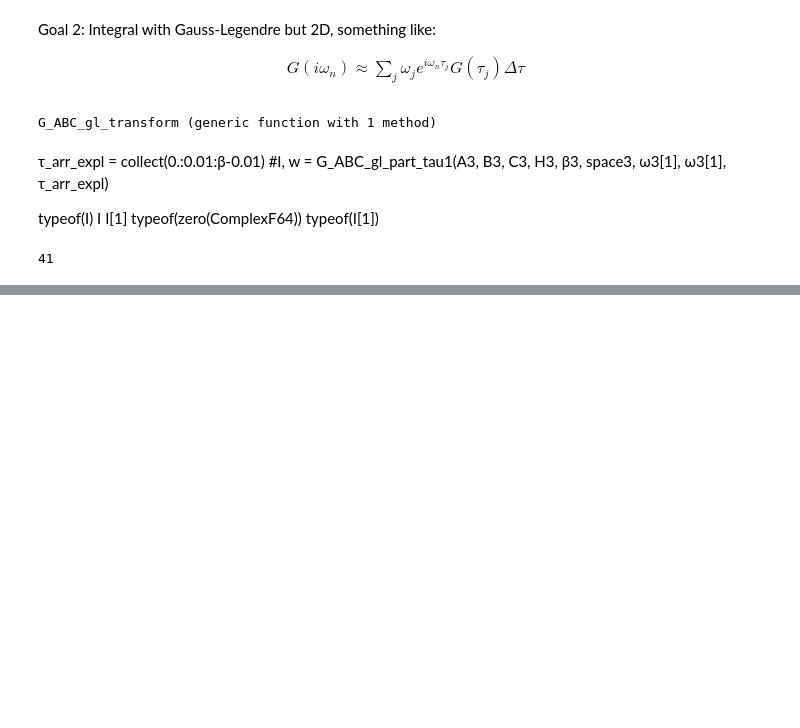
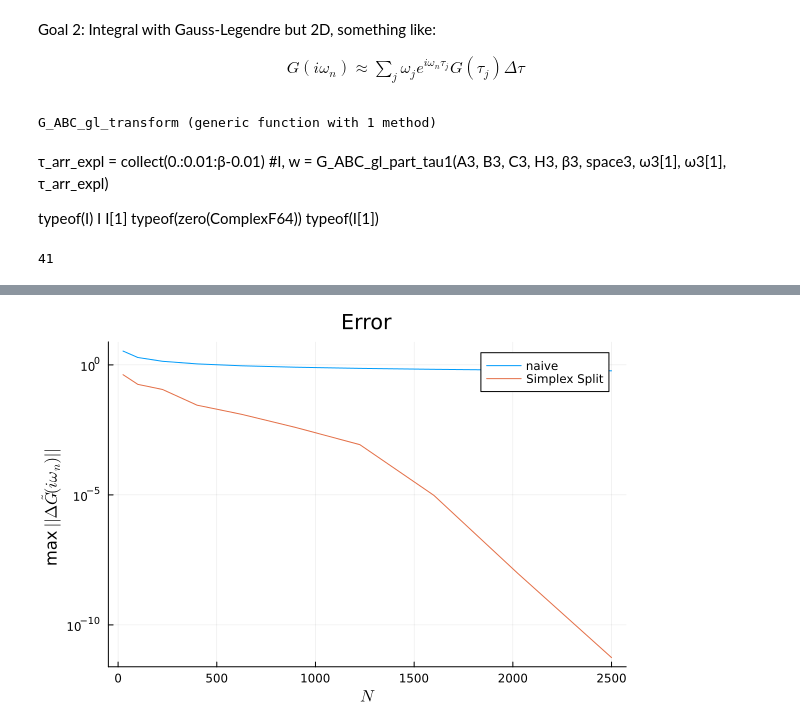
Before and after one commit to SuperMX/HubbardIR, a Jupyter notebook: 3-point Fourier Transform of Green's Functions with Intermediate Representations on Hubbard Models.ipynb, the cells around one changed output, grey strips where cells are left out. Saved outputs shown, nothing was run; the diff lists cells and outputs as text; code cells hidden in the pictures; blank space fills up the shorter version.

```diff
--- a/3-point Fourier Transform of Green's Functions with Intermediate Representations on Hubbard Models.ipynb
+++ b/3-point Fourier Transform of Green's Functions with Intermediate Representations on Hubbard Models.ipynb
@@ -652,0 +719,30 @@ plot!(ω3, transform3_Lehmann[x_cut,:], label = ["analytical"])
+# %%
+numpointss_SimplexSplit = []
+errors_SimplexSplit = []
+runtime_SimplexSplit = []
+
+for numpoints in 5:5:50
+
+    dt = @elapsed begin
+    transform_SimplexSplit = G_ABC_gl_transform_simplex(A3, B3, C3, H3, β3, space3, n_max3, n_max3, numpoints)
+    end
+    append!(runtime_SimplexSplit, dt)
+
+    error_SimplexSplit = maximum(abs.(imag(transform_Lehmann)-imag(transform_SimplexSplit)))
+
+    append!(numpointss_SimplexSplit, numpoints^2)
+    append!(errors_SimplexSplit, error_SimplexSplit)
+end
+# %%
+plot([numpointss_Naive],[errors_Naive],
+    title = "Error",
+    label = ["naive" "Simplex Split" "Gauss-Legendre"],
+    yaxis =:log,
+    lw = 1, xlabel = L"N", ylabel = "max "*L"||\Delta\tilde{G}(iω_n)||", fmt = :png)
+plot!([numpointss_SimplexSplit],[errors_SimplexSplit],
+    title = "Error",
+    label = ["Simplex Split" "Gauss-Legendre"],
+    yaxis =:log,
+    lw = 1, xlabel = L"N", ylabel = "max "*L"||\Delta\tilde{G}(iω_n)||", fmt = :png)
+# %% [output]
+[figure, added]
```
Also changed, not shown: parts of 31 cells of this notebook, 4 other files.
